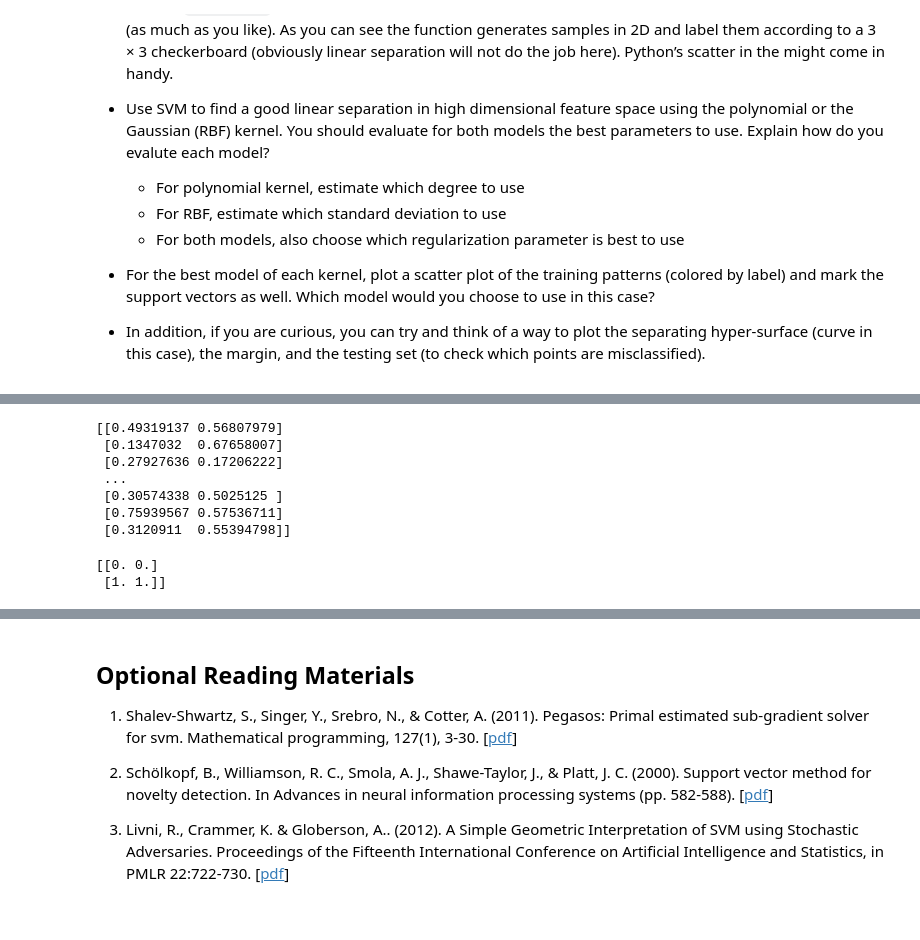
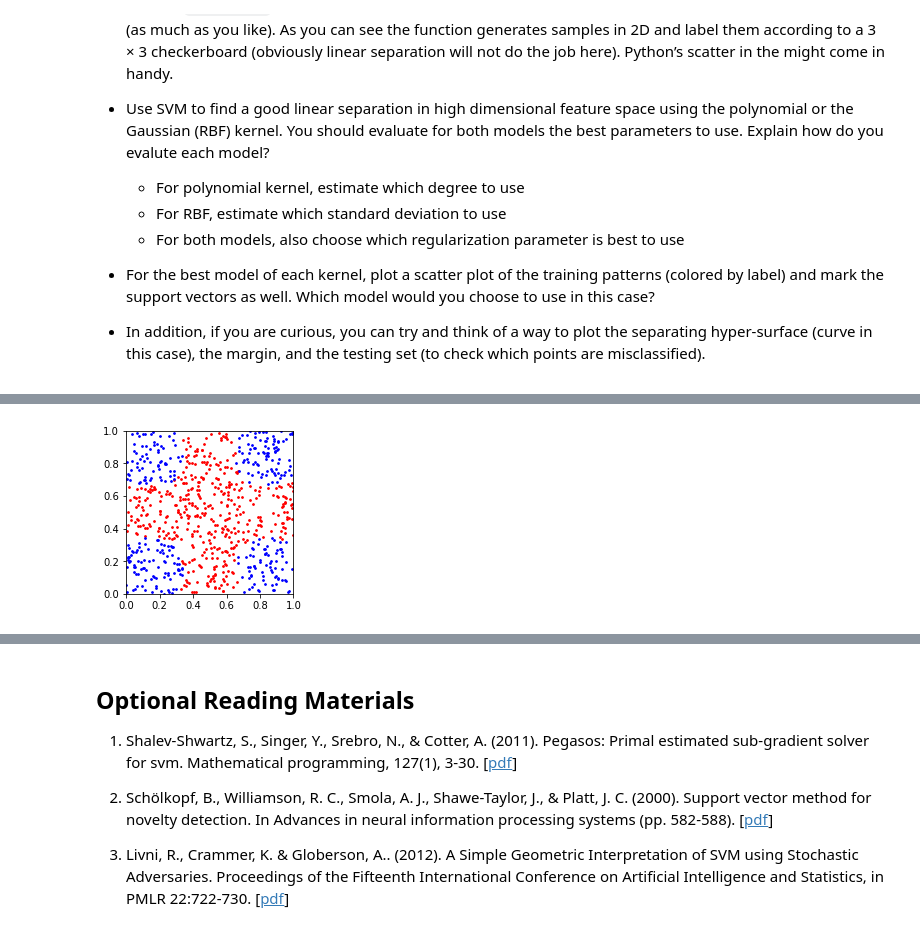
Before and after one commit to tansla/HWs_git, a Jupyter notebook: svm_exercise_2022_23.ipynb, the cells around one changed output, grey strips where cells are left out. Cells and saved outputs as stored; diff of their text form; code cells hidden in the pictures.

```diff
--- a/svm_exercise_2022_23.ipynb
+++ b/svm_exercise_2022_23.ipynb
@@ -480,23 +456,14 @@ for i in [0,1]:
-# %%
-clf = make_pipeline(StandardScaler(), SVC(kernel='poly',C=0.31622776601683794, degree= 4))
-clf.fit(X_train, y_train)
-clf.score(X_test, y_test)
-print(clf.svc_support_vectors_)
-# %% [output]
-[[0.49319137 0.56807979]
- [0.1347032  0.67658007]
- [0.27927636 0.17206222]
- ...
- [0.30574338 0.5025125 ]
- [0.75939567 0.57536711]
- [0.3120911  0.55394798]]
-# %%
-from sklearn import svm
-q = [[0, 0], [1, 1]]
-qq = [0, 1]
-clf = svm.SVC(kernel='linear')
-clf.fit(q, qq)
-print(clf.support_vectors_)
-# %% [output]
-[[0. 0.]
- [1. 1.]]
+# %%
+from sklearn.metrics import classification_report
+svc = SVC(C=0.31622776601683794, degree=4, kernel='poly')
+clf = make_pipeline(StandardScaler(), svc)
+clf.fit(X_train, y_train)
+clf.score(X_test, y_test)
+y_pred = clf.predict(X_test)
+plot_checkerboard(X_test,y_pred)
+
+# cv = svc.support_vectors_
+# plt.scatter(cv[:,0],cv[:,1],c='g',)
+# print(svc.support_vectors_)
+# %% [output]
+[figure, added]
```
Also changed, not shown: parts of 4 cells of this notebook.
